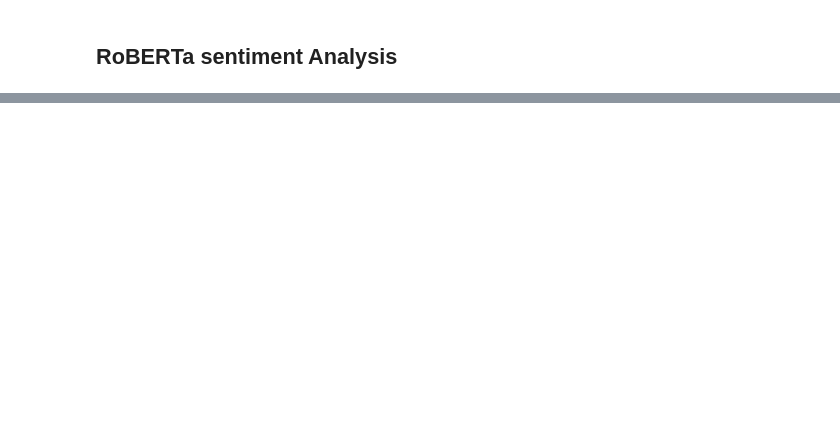
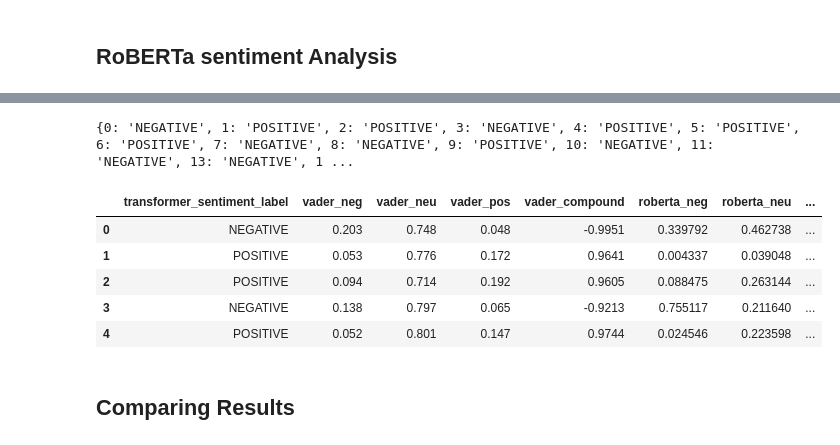
Before and after one commit to yaseminkhan/sentimentAnalysis, a Jupyter notebook: sentimentAnalysis.ipynb, the cells around one changed output, grey strips where cells are left out. Drawn from its saved outputs; the diff is of its cells as text; code cells hidden in the pictures; blank space fills up the shorter version.

```diff
--- a/sentimentAnalysis.ipynb
+++ b/sentimentAnalysis.ipynb
@@ -162,0 +233,10 @@ plt.show()
+# %%
+result = {}
+for i, row in tqdm(df.iterrows(), total=len(df)):
+    try:
+      text = row['review']
+      sentiment_analysis = sent_pipeline(text)
+      result[i] = sentiment_analysis[0]['label']
+
+    except RuntimeError:
+      print(f'Broke for row {i}')
@@ -162,0 +252,19 @@ plt.show()
+# %%
+print(result)
+transformers_df = pd.Series(result).to_frame('transformer_sentiment_label')
+
+# transformers_df.head()
+# results_df.head()
+
+results_df = transformers_df.merge(results_df, how='left', left_index=True, right_index=True)
+results_df.head()
+# %% [output]
+{0: 'NEGATIVE', 1: 'POSITIVE', 2: 'POSITIVE', 3: 'NEGATIVE', 4: 'POSITIVE', 5: 'POSITIVE', 6: 'POSITIVE', 7: 'NEGATIVE', 8: 'NEGATIVE', 9: 'POSITIVE', 10: 'NEGATIVE', 11: 'NEGATIVE', 13: 'NEGATIVE', 1 ...
+|  | transformer_sentiment_label | vader_neg | vader_neu | vader_pos | vader_compound | roberta_neg | roberta_neu | ... |
+| 0 | NEGATIVE | 0.203 | 0.748 | 0.048 | -0.9951 | 0.339792 | 0.462738 | ... |
+| 1 | POSITIVE | 0.053 | 0.776 | 0.172 | 0.9641 | 0.004337 | 0.039048 | ... |
+| 2 | POSITIVE | 0.094 | 0.714 | 0.192 | 0.9605 | 0.088475 | 0.263144 | ... |
+| 3 | NEGATIVE | 0.138 | 0.797 | 0.065 | -0.9213 | 0.755117 | 0.211640 | ... |
+| 4 | POSITIVE | 0.052 | 0.801 | 0.147 | 0.9744 | 0.024546 | 0.223598 | ... |
+# %% [markdown]
+## Comparing Results
```
Also changed, not shown: parts of 18 cells of this notebook.
